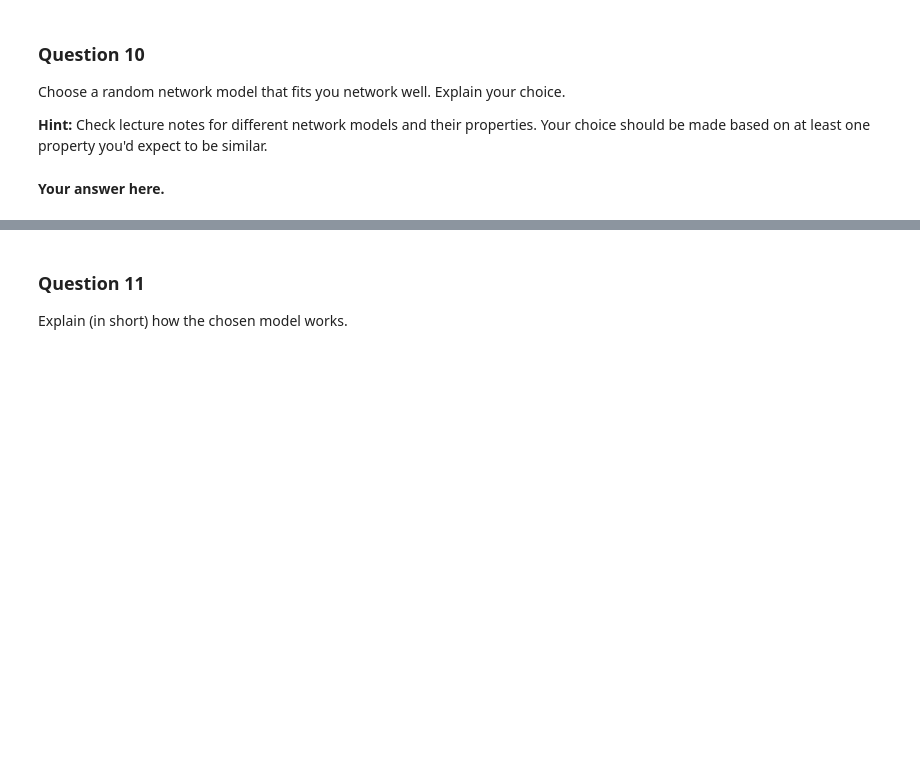
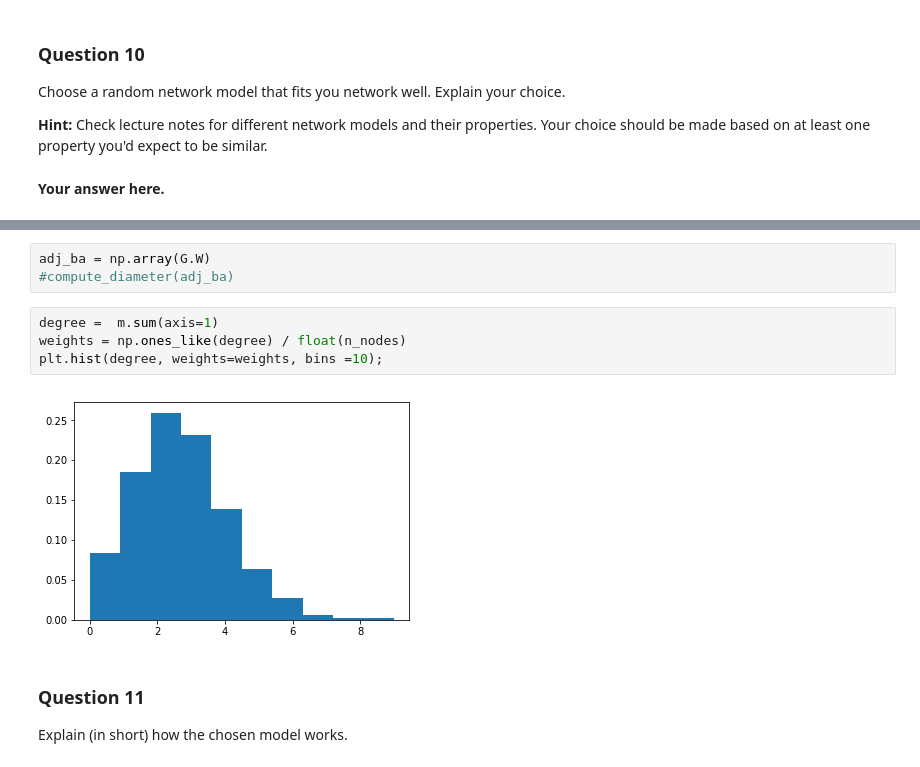
Before and after one commit to Kakavand/EPFL-antiterrorAssignment, a Jupyter notebook: Nati/2_network_models.ipynb, the cells around one changed output, grey strips where cells are left out. Drawn from its saved outputs; the diff is of its cells as text; blank space fills up the shorter version.

```diff
--- a/Nati/2_network_models.ipynb
+++ b/Nati/2_network_models.ipynb
@@ -358,3 +472,12 @@ Choose a random network model that fits you network well. Explain your choice.
+# %%
+adj_ba = np.array(G.W)
+#compute_diameter(adj_ba)
+# %%
+degree =  m.sum(axis=1)
+weights = np.ones_like(degree) / float(n_nodes)
+plt.hist(degree, weights=weights, bins =10);
+# %% [output]
+[figure, added]
 # %% [markdown]
 ### Question 11
 
```
Also changed, not shown: parts of 7 cells of this notebook, 1 other file.
